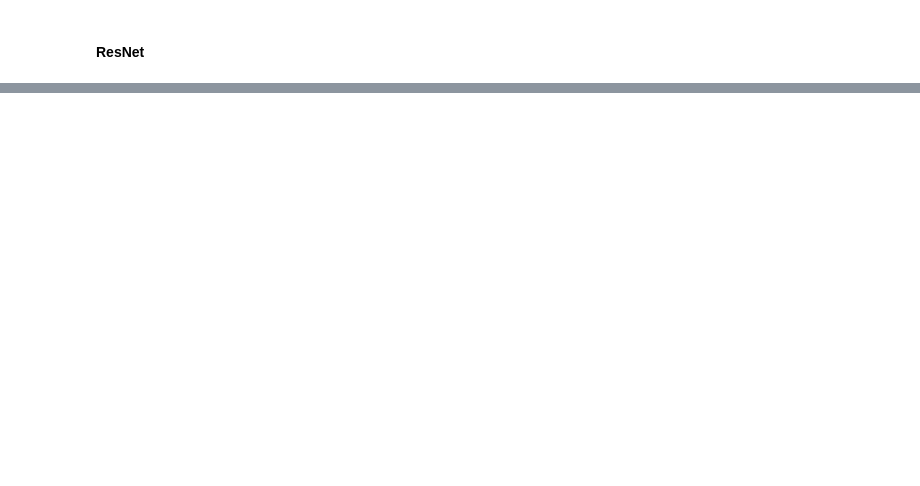
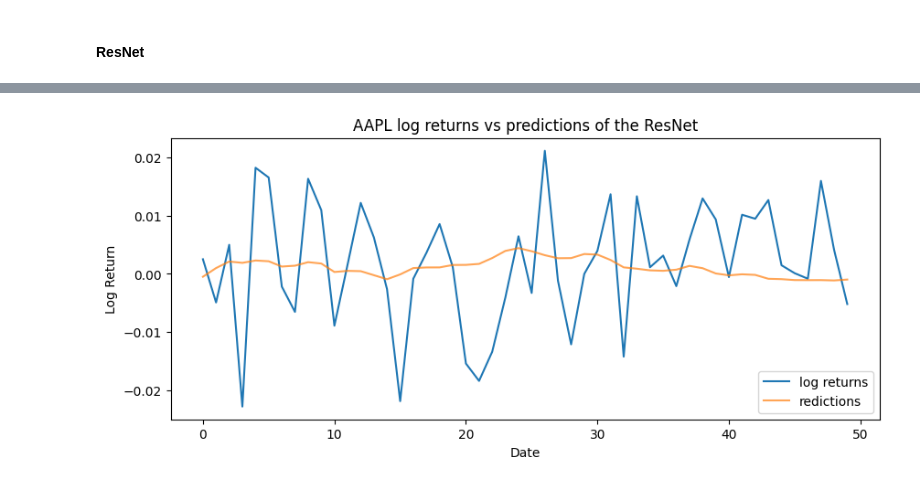
Before and after one commit to dianemans/time-series-pred, a Jupyter notebook: nb_draft_diane.ipynb, the cells around one changed output, grey strips where cells are left out. Saved outputs shown, nothing was run; the diff lists cells and outputs as text; code cells hidden in the pictures; blank space fills up the shorter version.

```diff
--- a/nb_draft_diane.ipynb
+++ b/nb_draft_diane.ipynb
@@ -365,0 +386,11 @@ plt.show()
+# %%
+plt.figure(figsize=(10, 4))
+plt.plot(truths, label="log returns")
+plt.plot(preds, label="redictions", alpha=0.7)
+plt.title("AAPL log returns vs predictions of the ResNet")
+plt.xlabel("Date")
+plt.ylabel("Log Return")
+plt.legend()
+plt.show()
+# %% [output]
+[figure, added]
```
Also changed, not shown: parts of 10 cells of this notebook.
